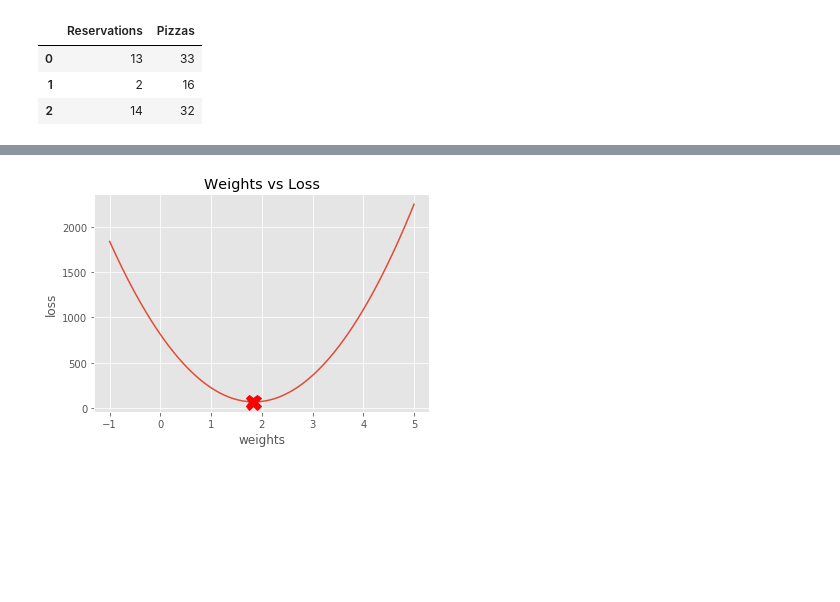
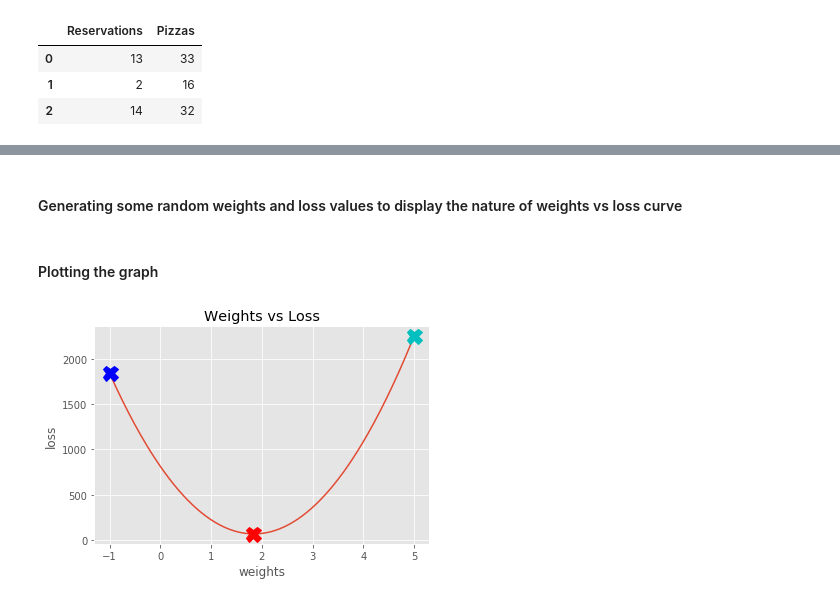
Before and after one commit to selfstarter39/ml_ds, a Jupyter notebook: exercises_from_books/programming_machine_learning/chap3_gradient descent.ipynb, the cells around one changed output, grey strips where cells are left out. Cells and saved outputs as stored; diff of their text form; code cells hidden in the pictures; blank space fills up the shorter version.

```diff
--- a/exercises_from_books/programming_machine_learning/chap3_gradient descent.ipynb
+++ b/exercises_from_books/programming_machine_learning/chap3_gradient descent.ipynb
@@ -20,20 +28,34 @@ y = df["Pizzas"]
 # %%
-def predict(X,w,b=0):
+def func_predict(X,w,b=0):
     return (X*w + b)
 # %%
-def loss (X,y,w,b=0):
-    sq_err = (predict(X,w,b) - y)**2
+def func_loss(X,y,w,b=0):
+    sq_err = (func_predict(X,w,b) - y)**2
     return np.average(sq_err)
+# %% [markdown]
+#### Generating some random weights and loss values to display the nature of weights vs loss curve
 # %%
 weights = np.linspace(-1,5,200) # 200 equally spaced points btwn -1 and 5
-loss = [loss(X,y,w) for w in weights] # using list comprehension to generate the loss list
+loss = [func_loss(X,y,w) for w in weights] # using list comprehension to generate the loss list
+# %% [markdown]
+#### Plotting the graph
 # %%
+# Some random variables to display few points on the curve depecting someone who intends to descend down
 min_wt_idx = np.argmin(loss)
+strt_wt = weights[0]
+strt_loss = loss[0]
+end_wt = weights[-1]
+end_loss = loss[-1]
+antr_loss = loss[0]
+
+# Plot starts
 plt.plot(weights,loss)
 plt.xlabel("weights")
 plt.ylabel("loss")
 plt.title ("Weights vs Loss")
 plt.plot(weights[min_wt_idx], loss[min_wt_idx], "rX", markersize=15)
+plt.plot(strt_wt, strt_loss, "bX", markersize=15)
+plt.plot(end_wt, end_loss, "cX", markersize=15)
 plt.show()
 # %% [output]
-[figure, old version]
+[figure, new version]
```
Also changed, not shown: parts of 12 cells of this notebook.
